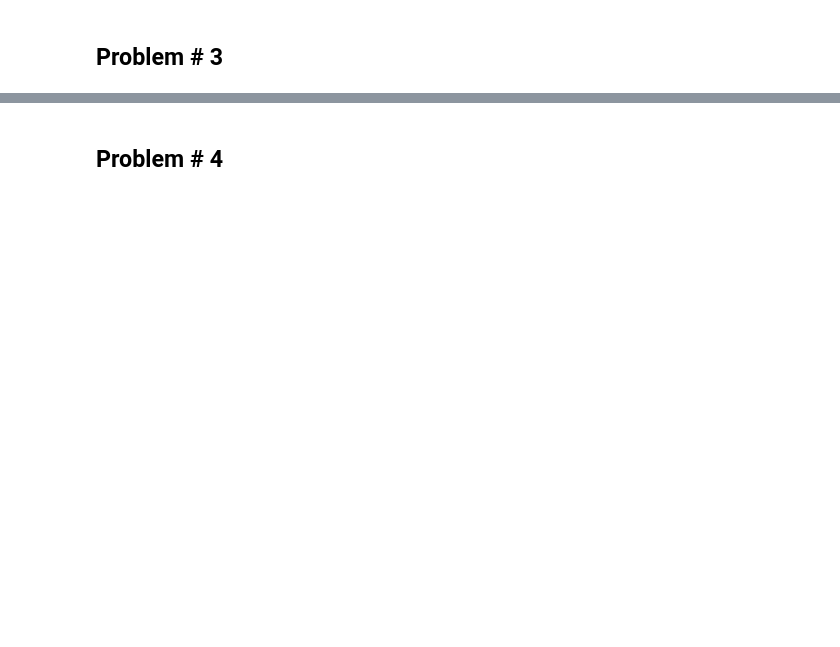
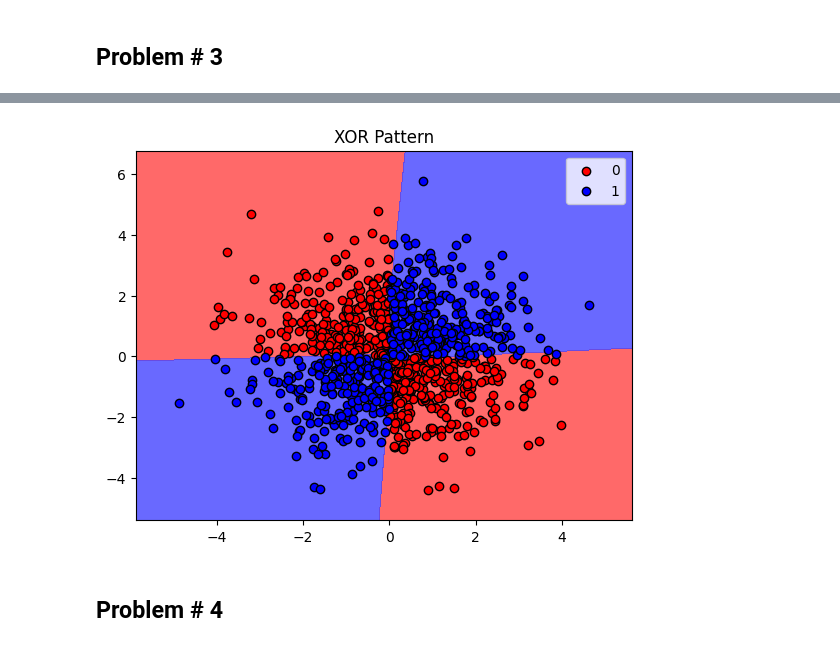
Before and after one commit to sulissss/Deep-Learning-From-Scratch, a Jupyter notebook: Part 1 - Neural Networks/26100350_PA1_1.ipynb, the cells around one changed output, grey strips where cells are left out. Cells and saved outputs as stored; diff of their text form; code cells hidden in the pictures; blank space fills up the shorter version.

```diff
--- a/Part 1 - Neural Networks/26100350_PA1_1.ipynb
+++ b/Part 1 - Neural Networks/26100350_PA1_1.ipynb
@@ -435,3 +435,5 @@ mlp1.train(X, y, epochs=8)
 ## Problem # 3
 # %%
 # Code here
+train_and_evaluate_results(3, [2, 4, 1], 'leaky_relu', 80)
+# %% [output]
@@ -438,2 +451,3 @@ mlp1.train(X, y, epochs=8)
+[figure, added]
 # %% [markdown]
 ## Problem # 4
```
Also changed, not shown: parts of 11 cells of this notebook.
